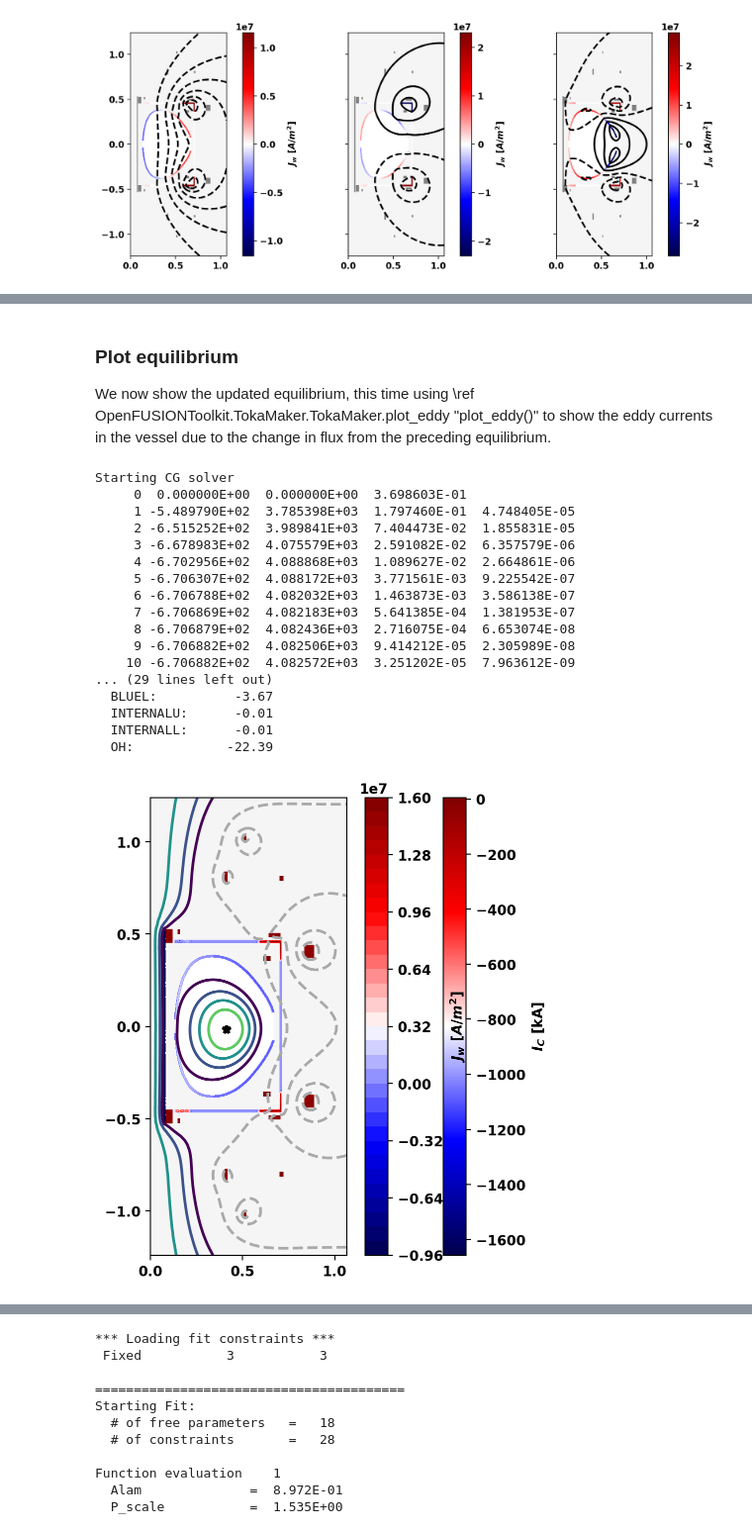
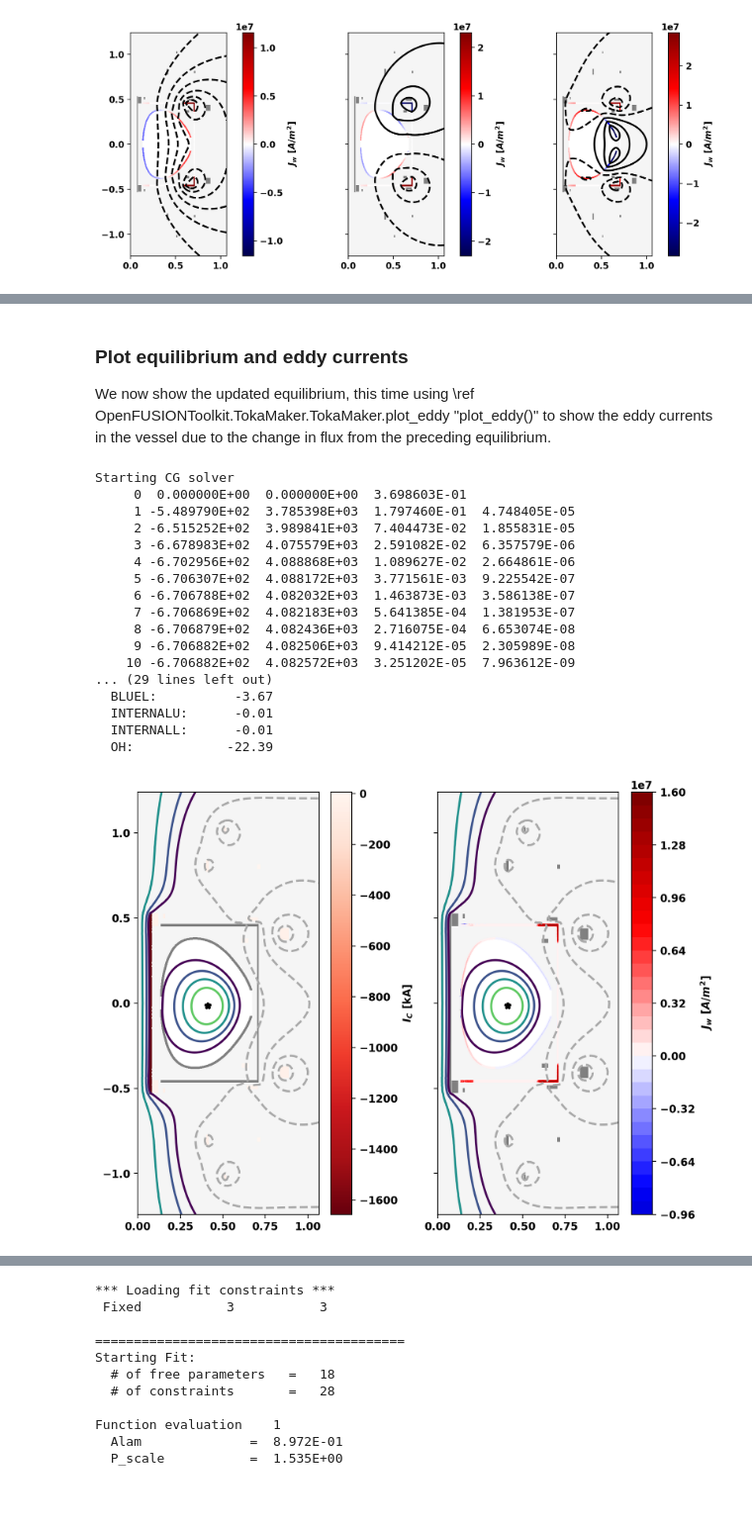
Before and after one commit to hansec/OpenFUSIONToolkit, a Jupyter notebook: src/examples/TokaMaker/LTX/LTX_recon_ex.ipynb, the cells around one changed output, grey strips where cells are left out. Shown at 99% size. Cells and saved outputs as stored; diff of their text form; code cells hidden in the pictures; blank space fills up the shorter version.

```diff
--- a/src/examples/TokaMaker/LTX/LTX_recon_ex.ipynb
+++ b/src/examples/TokaMaker/LTX/LTX_recon_ex.ipynb
@@ -70,9 +70,7 @@ We also increase the maximum number of Picard iterations in the equilibrium solv
 # %%
-mesh_pts,mesh_lc,mesh_reg,coil_dict,cond_dict = load_gs_mesh('LTX_mesh.h5')
 cond_dict_vv = copy.deepcopy(cond_dict)
 cond_dict_vv['SHELLU']['eta']=1.E2
 cond_dict_vv['SHELLL']['eta']=1.E2
-mygs.settings.maxits=80
 mygs.setup_mesh(mesh_pts, mesh_lc, mesh_reg)
 mygs.setup_regions(cond_dict=cond_dict_vv,coil_dict=coil_dict)
 mygs.setup(order=2, F0=0.10752)
@@ -271,37 +249,38 @@ _ = ax.set_ylabel('Poloidal flux [Wb]')
 # %% [markdown]
-### Plot equilibrium
+### Plot equilibrium and eddy currents
 We now show the updated equilibrium, this time using \ref OpenFUSIONToolkit.TokaMaker.TokaMaker.plot_eddy "plot_eddy()" to show the eddy currents in the vessel due to the change in flux from the preceding equilibrium.
 # %%
 # Plot equilibrium
-fig, ax = plt.subplots(1,1)
-mygs.plot_machine(fig,ax,coil_colormap='seismic',coil_scale=1.E-3,coil_clabel=r'$I_C$ [kA]',coil_symmap=False,limiter_color=None)
-mygs.plot_psi(fig,ax,plasma_nlevels=5,vacuum_nlevels=5)
-mygs.plot_eddy(fig,ax,psi=mygs.get_psi(False),colormap='seismic')#,symmap=True)
-mygs.plot_constraints(fig, ax)
+fig, ax = plt.subplots(1,2,sharey=True,constrained_layout=True,figsize=(8,6))
+mygs.plot_machine(fig,ax[0],coil_colormap='Reds_r',coil_scale=1.E-3,coil_clabel=r'$I_C$ [kA]',limiter_color=None)
+mygs.plot_psi(fig,ax[0],plasma_nlevels=5,vacuum_nlevels=5)
+mygs.plot_machine(fig,ax[1],limiter_color=None)
+mygs.plot_psi(fig,ax[1],plasma_nlevels=5,vacuum_nlevels=5)
+mygs.plot_eddy(fig,ax[1],psi=mygs.get_psi(False),colormap='seismic',symmap=True)
 # Print information and coil currents
 mygs.print_info()
 print()
 print("Coil Currents [kA]:")
 coil_currents, _ = mygs.get_coil_currents()
 for key in mygs.coil_sets:
     i = mygs.coil_sets[key]['id']
     print('  {0:10} {1:10.2F}'.format(key+":",coil_currents[i]/1.E3))
 # %% [output]
 Starting CG solver
      0  0.000000E+00  0.000000E+00  3.698603E-01
      1 -5.489790E+02  3.785398E+03  1.797460E-01  4.748405E-05
      2 -6.515252E+02  3.989841E+03  7.404473E-02  1.855831E-05
      3 -6.678983E+02  4.075579E+03  2.591082E-02  6.357579E-06
      4 -6.702956E+02  4.088868E+03  1.089627E-02  2.664861E-06
      5 -6.706307E+02  4.088172E+03  3.771561E-03  9.225542E-07
      6 -6.706788E+02  4.082032E+03  1.463873E-03  3.586138E-07
      7 -6.706869E+02  4.082183E+03  5.641385E-04  1.381953E-07
      8 -6.706879E+02  4.082436E+03  2.716075E-04  6.653074E-08
      9 -6.706882E+02  4.082506E+03  9.414212E-05  2.305989E-08
     10 -6.706882E+02  4.082572E+03  3.251202E-05  7.963612E-09
 ... (29 lines left out)
   BLUEL:          -3.67
   INTERNALU:      -0.01
   INTERNALL:      -0.01
   OH:            -22.39
-[figure, old version]
+[figure, new version]
```
Also changed, not shown: parts of 31 cells of this notebook, 5 other files.
